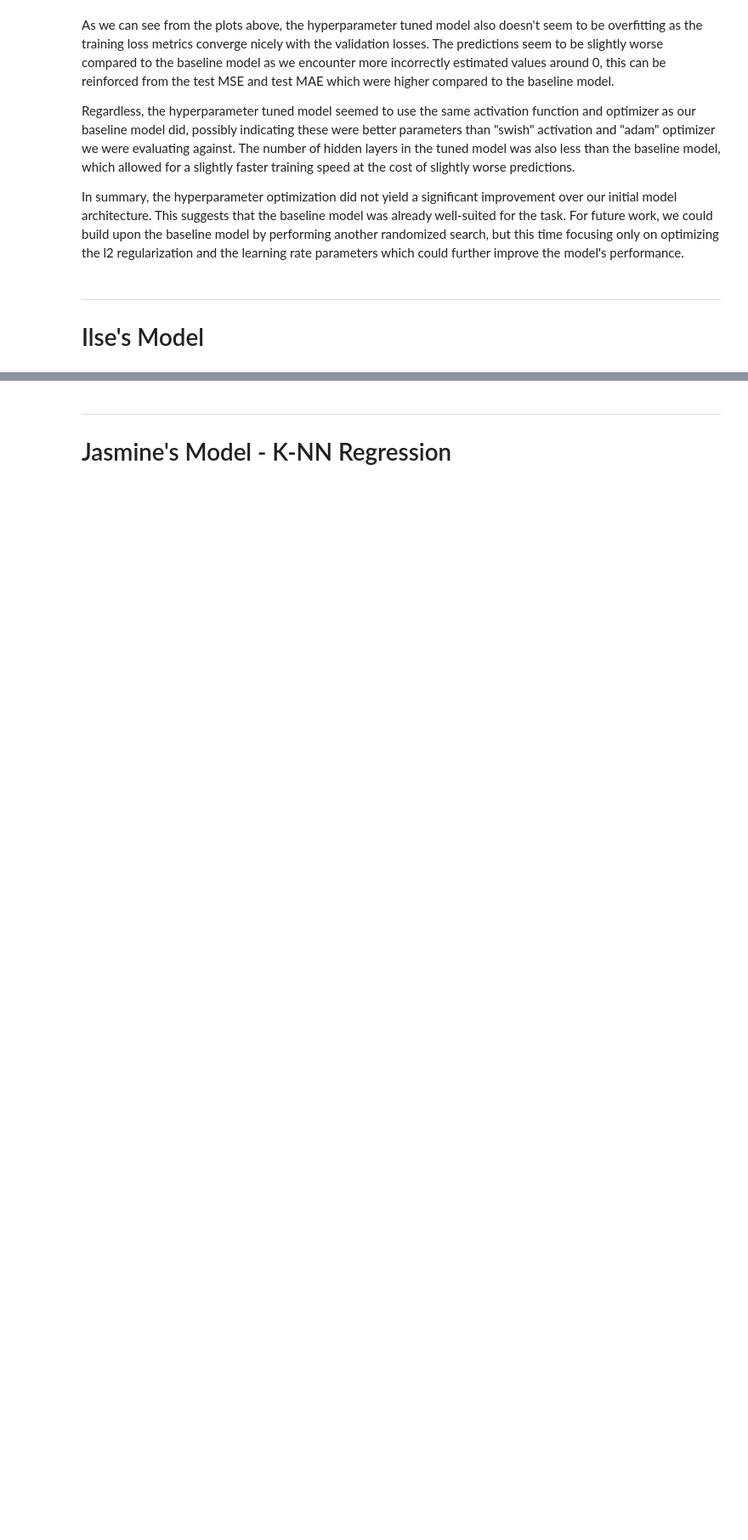
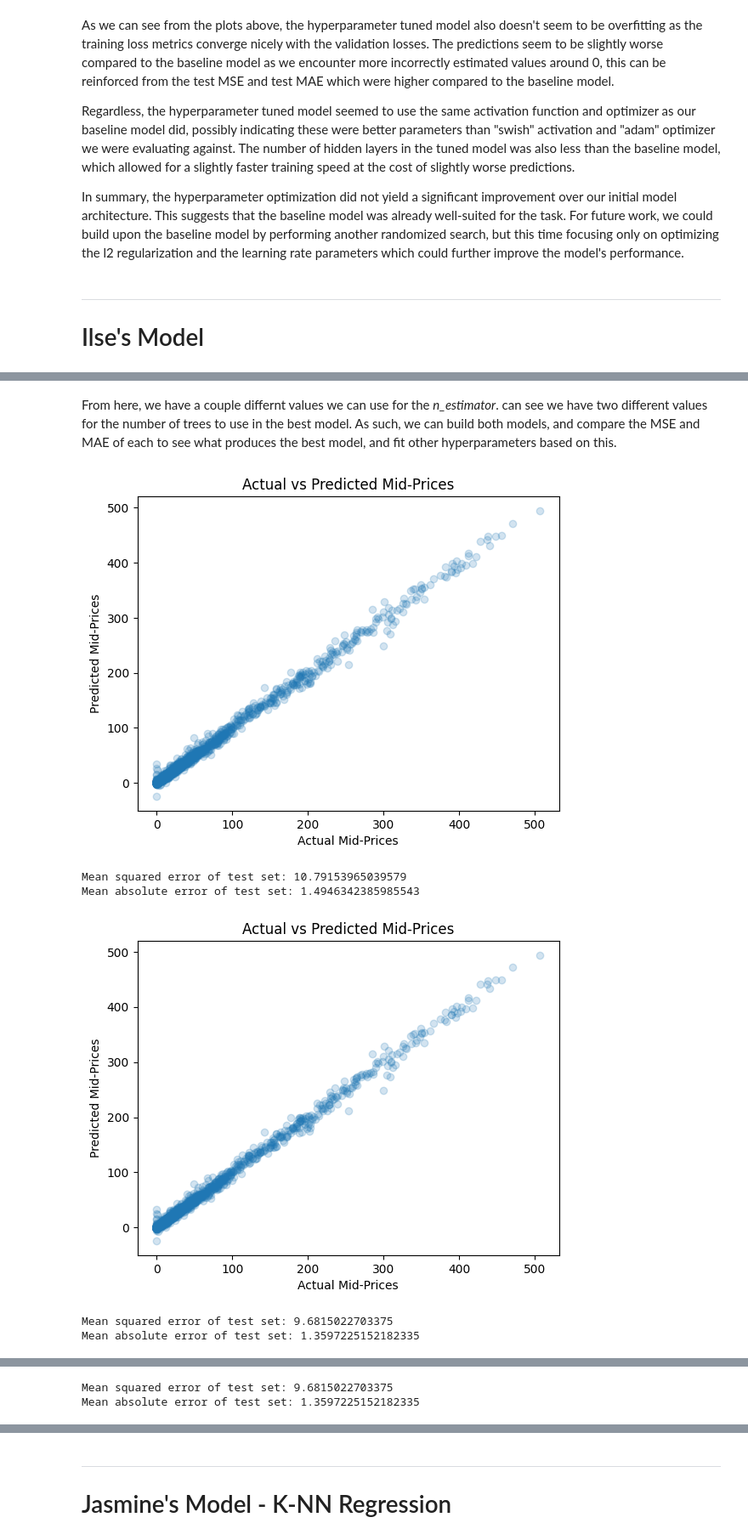
Before and after one commit to jakuokuo/CFRM521_FinalProject, a Jupyter notebook: Final_Report.ipynb, the cells around one changed output, grey strips where cells are left out. Shown: that part at 85% size. Saved outputs shown, nothing was run; the diff lists cells and outputs as text; code cells hidden in the pictures; blank space fills up the shorter version.

```diff
--- a/Final_Report.ipynb
+++ b/Final_Report.ipynb
@@ -681,0 +866,33 @@ In summary, the hyperparameter optimization did not yield a significant improvem
+# %% [markdown]
+From here, we have a couple differnt values we can use for the *n_estimator*. can see we have two different values for the number of trees to use in the best model. As such, we can build both models, and compare the MSE and MAE of each to see what produces the best model, and fit other hyperparameters based on this.
+# %%
+y_pred = []
+for param, i in zip([120, 668, 669], range(0, 3)):
+    test_model = GradientBoostingRegressor(max_depth=5,
+                                           learning_rate=0.3,
+                                           n_estimators=param,
+                                           n_iter_no_change=5,
+                                           random_state=42)
+
+    test_model.fit(X_train, y_train)
+    pred = test_model.predict(X_test)
+    y_pred.append(pred)
+# %%
+index = range(0, len(y_test))
+for pred in y_pred:
+    plt.scatter(y_test, pred, alpha=0.2)
+    plt.xlabel("Actual Mid-Prices")
+    plt.ylabel("Predicted Mid-Prices")
+    plt.title('Actual vs Predicted Mid-Prices')
+    plt.show()
+    mse = mean_squared_error(y_test, pred)
+    mae = mean_absolute_error(y_test, pred)
+    print(f'Mean squared error of test set: {mse}')
+    print(f'Mean absolute error of test set: {mae}')
+# %% [output]
+[figure, added]
+Mean squared error of test set: 10.79153965039579
+Mean absolute error of test set: 1.4946342385985543
+[figure, added]
+Mean squared error of test set: 9.6815022703375
+Mean absolute error of test set: 1.3597225152182335
@@ -681,0 +900,2 @@ In summary, the hyperparameter optimization did not yield a significant improvem
+Mean squared error of test set: 9.6815022703375
+Mean absolute error of test set: 1.3597225152182335
```
Also changed, not shown: parts of 20 cells of this notebook.
